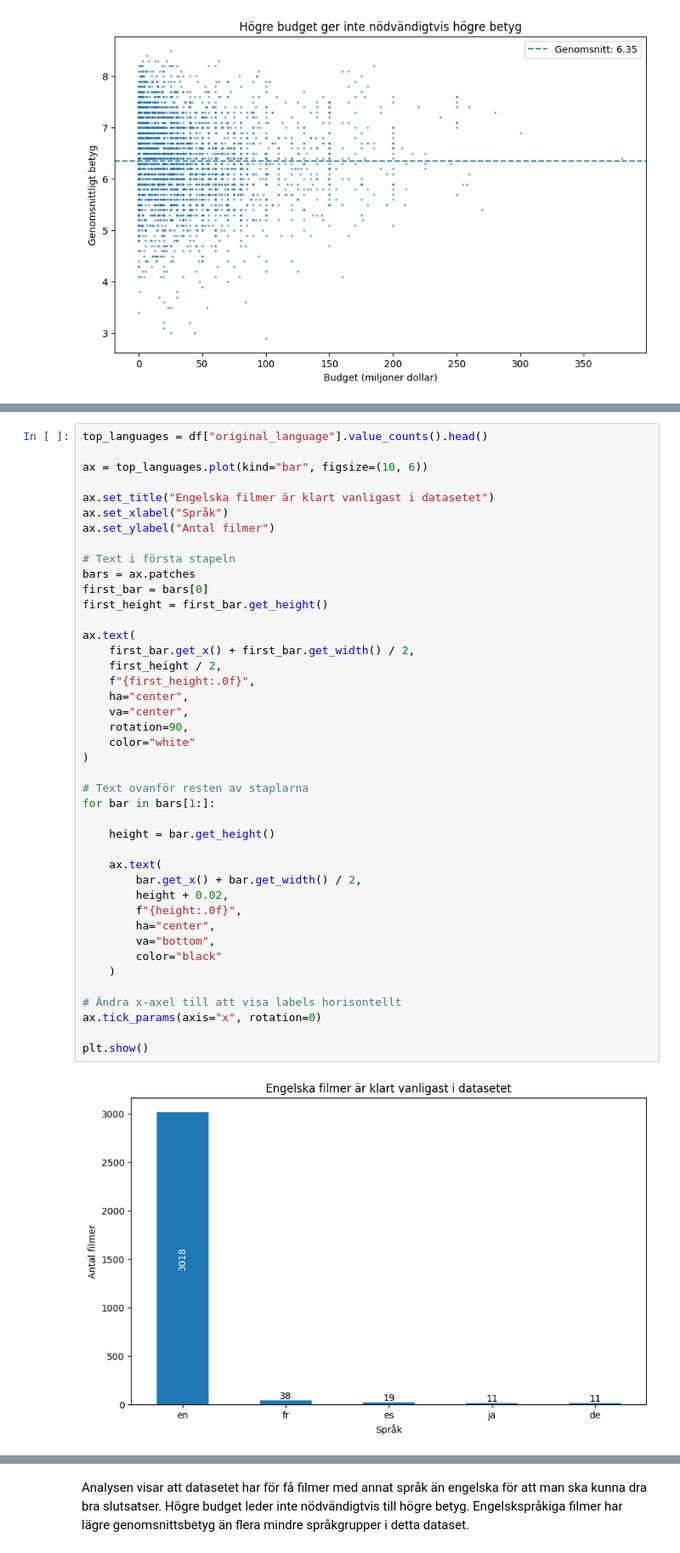
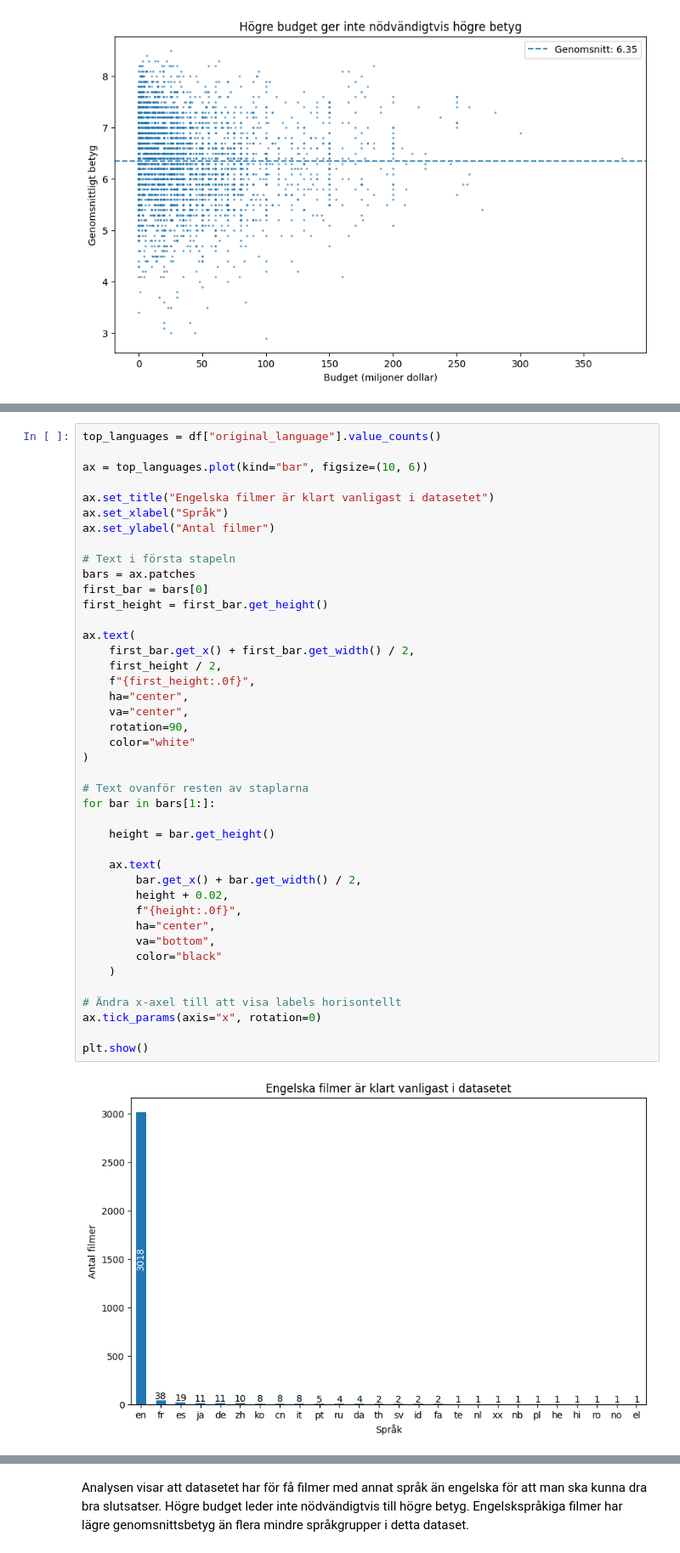
Before and after one commit to lakevalley/kk1-pythonai, a Jupyter notebook: my_notebook.ipynb, the cells around one changed output, grey strips where cells are left out. Shown at 85% size. Cells and saved outputs as stored; diff of their text form.

```diff
--- a/my_notebook.ipynb
+++ b/my_notebook.ipynb
@@ -186,5 +209,5 @@ Hur ser fördelningen av språk ut?
 # %%
-top_languages = df["original_language"].value_counts().head()
+top_languages = df["original_language"].value_counts()
 
 ax = top_languages.plot(kind="bar", figsize=(10, 6))
 
@@ -199,31 +222,31 @@ first_height = first_bar.get_height()
 
 ax.text(
     first_bar.get_x() + first_bar.get_width() / 2,
     first_height / 2,
     f"{first_height:.0f}",
     ha="center",
     va="center",
     rotation=90,
     color="white"
 )
 
 # Text ovanför resten av staplarna
 for bar in bars[1:]:
 
     height = bar.get_height()
 
     ax.text(
         bar.get_x() + bar.get_width() / 2,
         height + 0.02,
         f"{height:.0f}",
         ha="center",
         va="bottom",
         color="black"
     )
 
 # Ändra x-axel till att visa labels horisontellt
 ax.tick_params(axis="x", rotation=0)
 
 plt.show()
 # %% [output]
-[figure, old version]
+[figure, new version]
```
Also changed, not shown: parts of 21 cells of this notebook, 1 other file.
